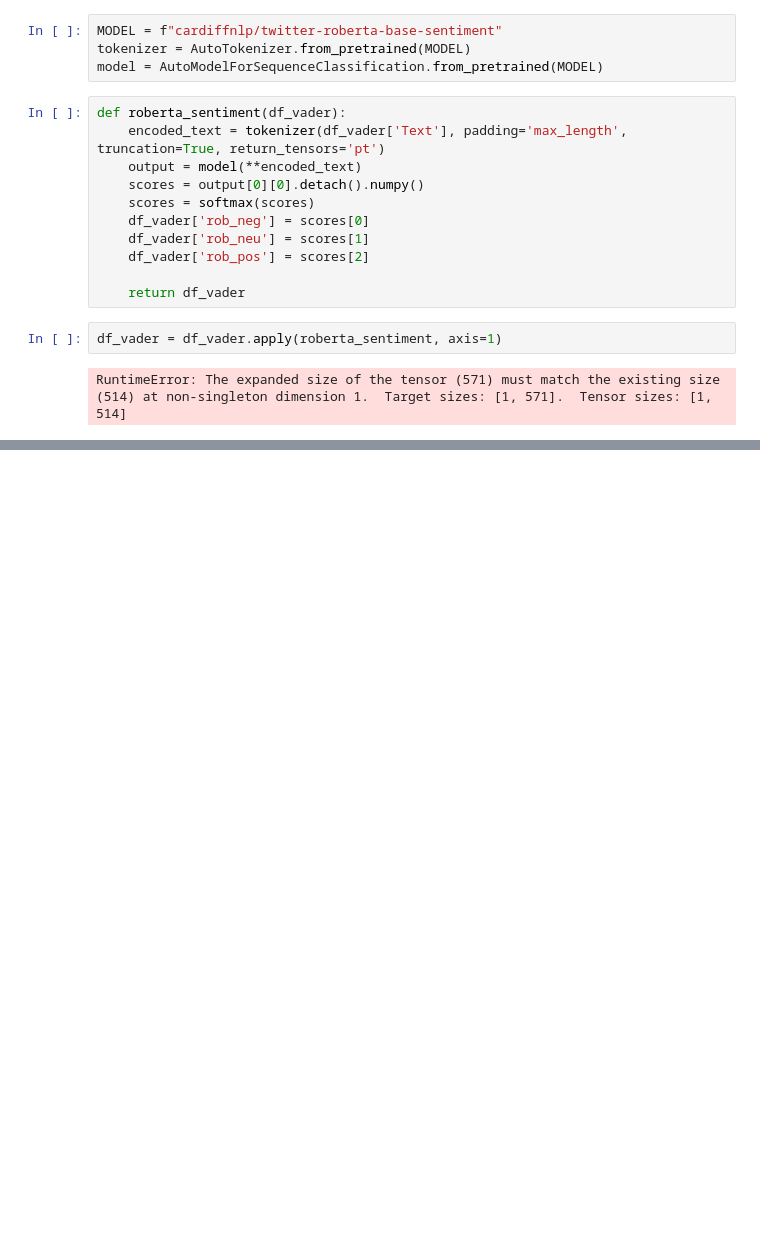
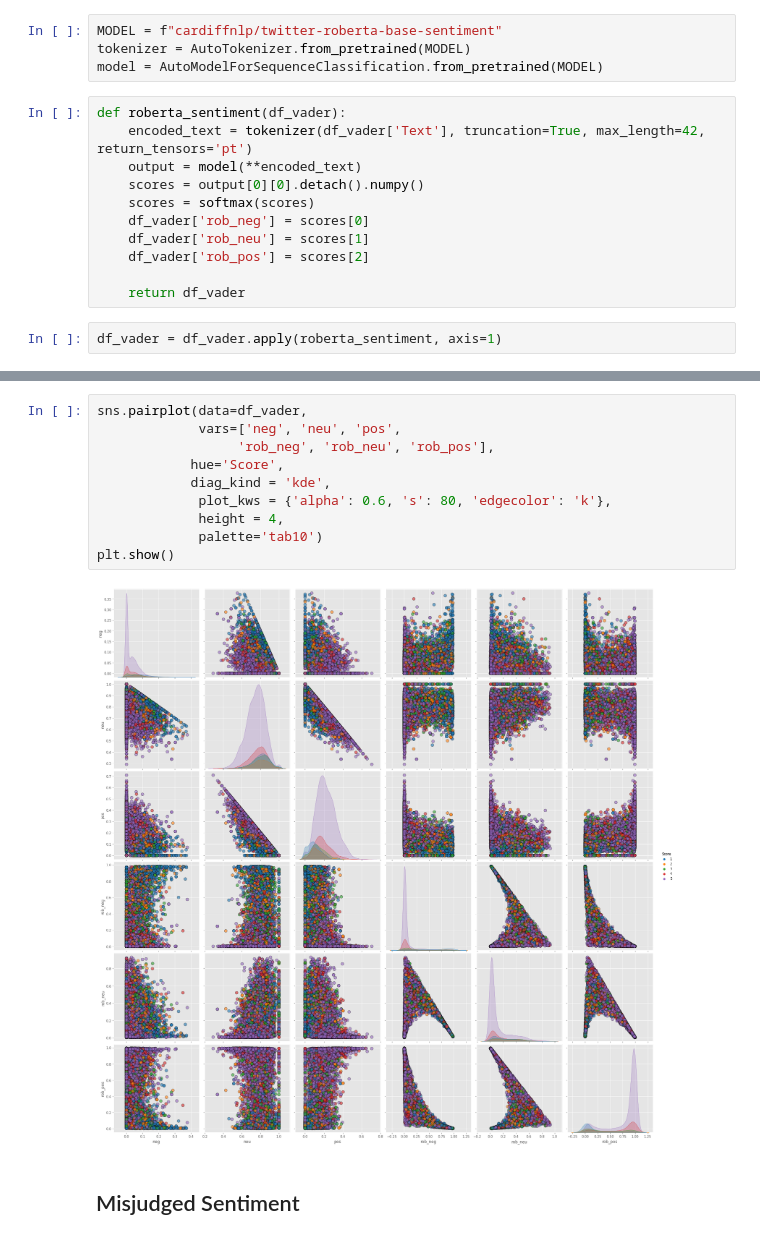
Before and after one commit to ultragorira/AI_and_ML, a Jupyter notebook: HuggingFace/Sentiment_Analysis/RoBERTA.ipynb, the cells around one changed output, grey strips where cells are left out. Drawn from its saved outputs; the diff is of its cells as text; blank space fills up the shorter version.

```diff
--- a/HuggingFace/Sentiment_Analysis/RoBERTA.ipynb
+++ b/HuggingFace/Sentiment_Analysis/RoBERTA.ipynb
@@ -98,7 +98,7 @@ tokenizer = AutoTokenizer.from_pretrained(MODEL)
 model = AutoModelForSequenceClassification.from_pretrained(MODEL)
 # %%
 def roberta_sentiment(df_vader):
-    encoded_text = tokenizer(df_vader['Text'], padding='max_length', truncation=True, return_tensors='pt')
+    encoded_text = tokenizer(df_vader['Text'], truncation=True, max_length=42, return_tensors='pt')
     output = model(**encoded_text)
     scores = output[0][0].detach().numpy()
     scores = softmax(scores)
@@ -109,8 +109,6 @@ def roberta_sentiment(df_vader):
     return df_vader
 # %%
 df_vader = df_vader.apply(roberta_sentiment, axis=1)
-# %% [output]
-RuntimeError: The expanded size of the tensor (571) must match the existing size (514) at non-singleton dimension 1.  Target sizes: [1, 571].  Tensor sizes: [1, 514]
 # %%
 df_vader.head()
 # %% [output]
@@ -120,3 +118,17 @@ df_vader.head()
 | 2 | 3 | B000LQOCH0 | ABXLMWJIXXAIN | Natalia Corres "Natalia Corres" | 1 | 1 | 4 | ... |
 | 3 | 4 | B000UA0QIQ | A395BORC6FGVXV | Karl | 3 | 3 | 2 | ... |
 | 4 | 5 | B006K2ZZ7K | A1UQRSCLF8GW1T | Michael D. Bigham "M. Wassir" | 0 | 0 | 5 | ... |
+# %%
+sns.pairplot(data=df_vader,
+             vars=['neg', 'neu', 'pos',
+                  'rob_neg', 'rob_neu', 'rob_pos'],
+            hue='Score',
+            diag_kind = 'kde',
+             plot_kws = {'alpha': 0.6, 's': 80, 'edgecolor': 'k'},
+             height = 4,
+             palette='tab10')
+plt.show()
+# %% [output]
+[figure, added]
+# %% [markdown]
+## Misjudged Sentiment
```
Also changed, not shown: parts of 4 cells of this notebook.
